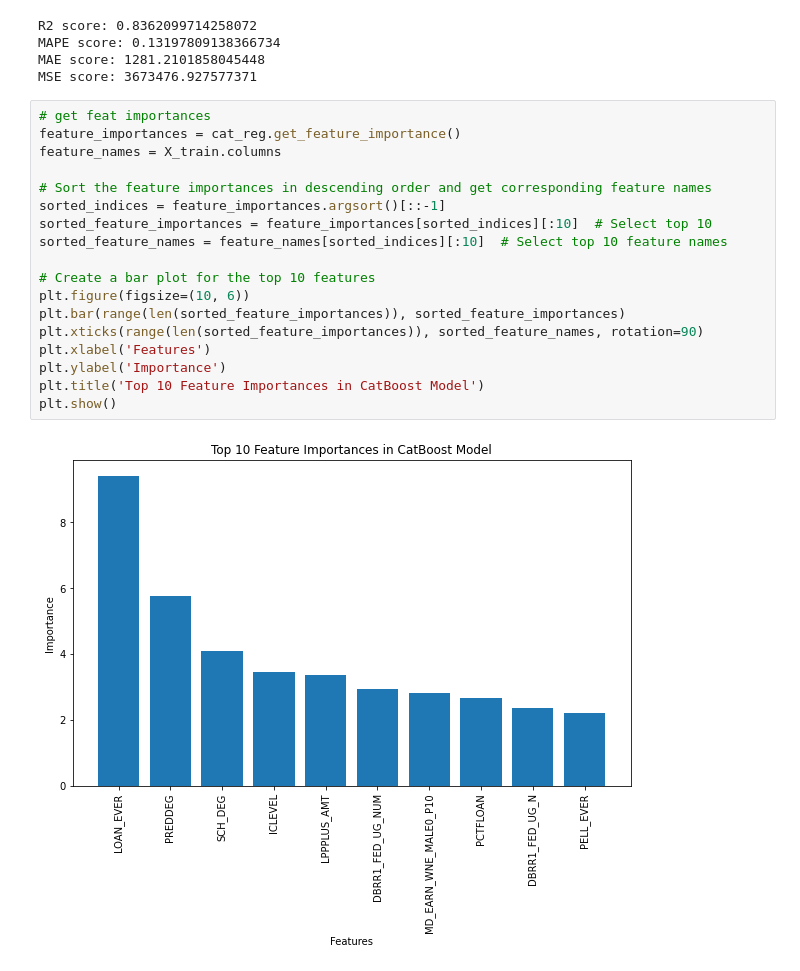
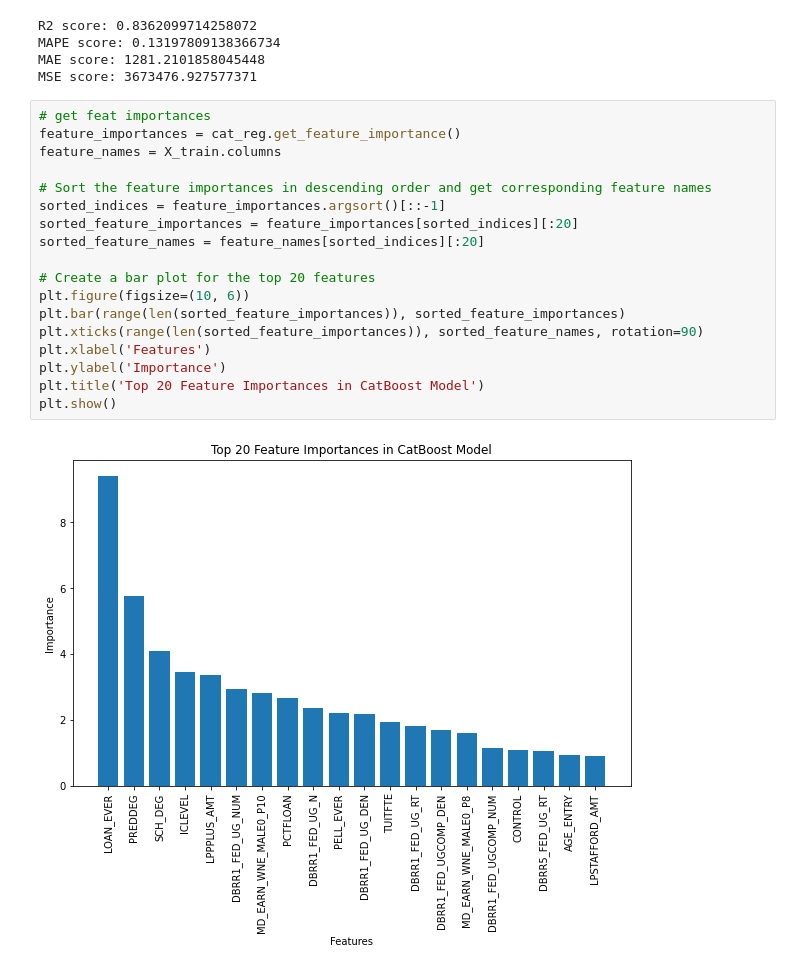
Before and after one commit to sharan-parikh/student-debt-analysis, a Jupyter notebook: model/gbt_model.ipynb, the cells around one changed output. Saved outputs shown, nothing was run; the diff lists cells and outputs as text.

```diff
--- a/model/gbt_model.ipynb
+++ b/model/gbt_model.ipynb
@@ -66,20 +66,20 @@ MSE score: 3673476.927577371
 # %%
 # get feat importances
 feature_importances = cat_reg.get_feature_importance()
 feature_names = X_train.columns
 
 # Sort the feature importances in descending order and get corresponding feature names
 sorted_indices = feature_importances.argsort()[::-1]
-sorted_feature_importances = feature_importances[sorted_indices][:10]  # Select top 10
-sorted_feature_names = feature_names[sorted_indices][:10]  # Select top 10 feature names
+sorted_feature_importances = feature_importances[sorted_indices][:20]
+sorted_feature_names = feature_names[sorted_indices][:20]
 
-# Create a bar plot for the top 10 features
+# Create a bar plot for the top 20 features
 plt.figure(figsize=(10, 6))
 plt.bar(range(len(sorted_feature_importances)), sorted_feature_importances)
 plt.xticks(range(len(sorted_feature_importances)), sorted_feature_names, rotation=90)
 plt.xlabel('Features')
 plt.ylabel('Importance')
-plt.title('Top 10 Feature Importances in CatBoost Model')
+plt.title('Top 20 Feature Importances in CatBoost Model')
 plt.show()
 # %% [output]
-[figure, old version]
+[figure, new version]
```
Also changed, not shown: 1 other file.
